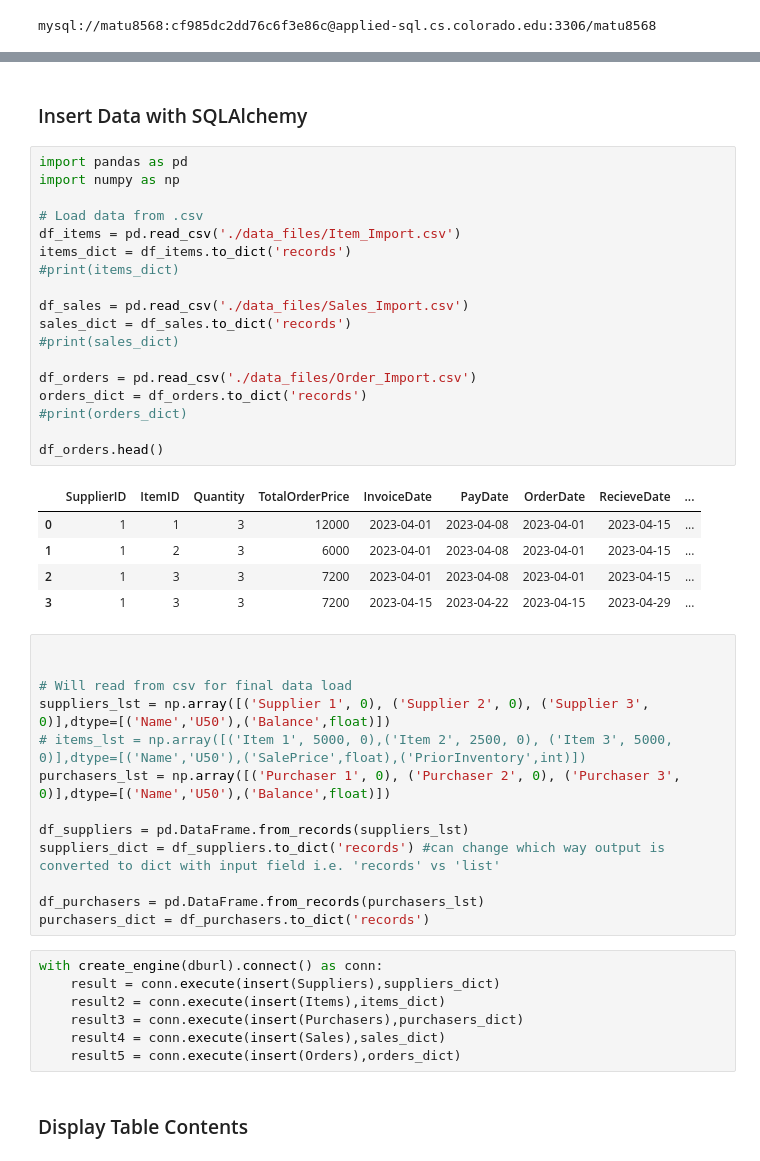
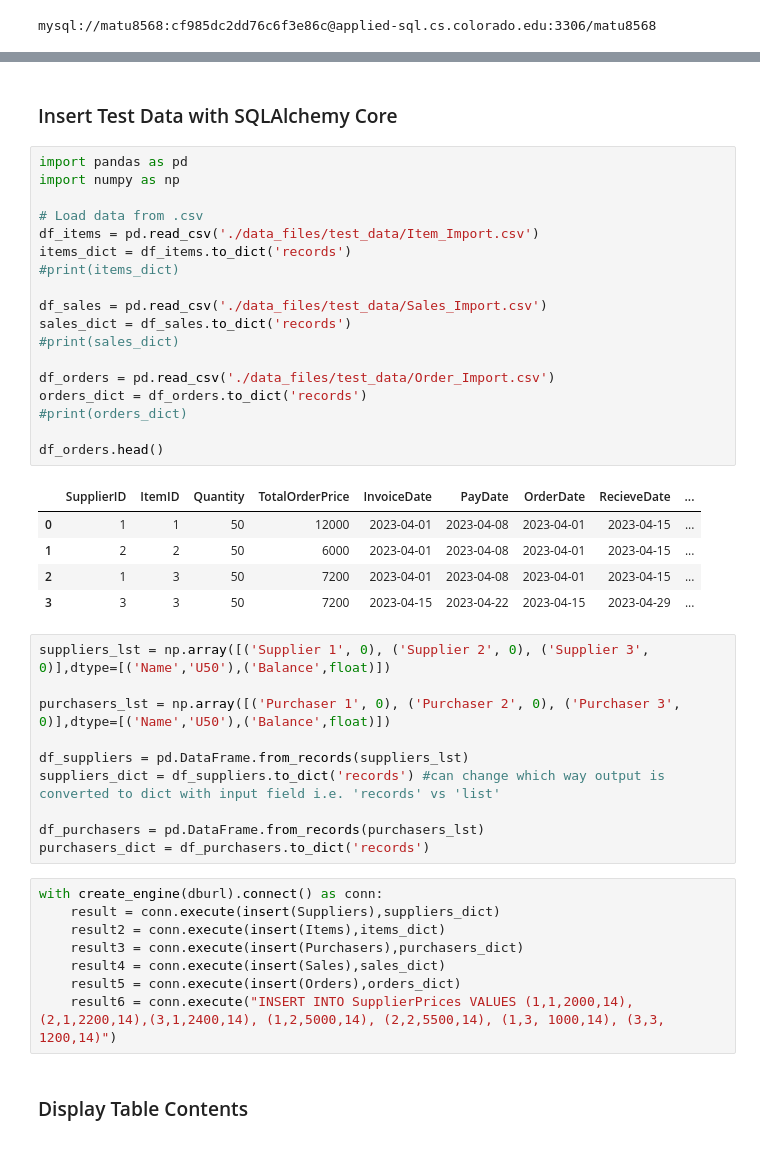
Before and after one commit to mst263/wholesalerDB, a Jupyter notebook: project_creation.ipynb, the cells around one changed output, grey strips where cells are left out. Drawn from its saved outputs; the diff is of its cells as text.

```diff
--- a/project_creation.ipynb
+++ b/project_creation.ipynb
@@ -128,37 +147,34 @@ with create_engine(dburl).connect() as conn:
 
     metadata_obj.create_all(conn)
 # %% [markdown]
-### Insert Data with SQLAlchemy
+### Insert Test Data with SQLAlchemy Core
 # %%
 import pandas as pd
 import numpy as np
 
 # Load data from .csv
-df_items = pd.read_csv('./data_files/Item_Import.csv')
+df_items = pd.read_csv('./data_files/test_data/Item_Import.csv')
 items_dict = df_items.to_dict('records')
 #print(items_dict)
 
-df_sales = pd.read_csv('./data_files/Sales_Import.csv')
+df_sales = pd.read_csv('./data_files/test_data/Sales_Import.csv')
 sales_dict = df_sales.to_dict('records')
 #print(sales_dict)
 
-df_orders = pd.read_csv('./data_files/Order_Import.csv')
+df_orders = pd.read_csv('./data_files/test_data/Order_Import.csv')
 orders_dict = df_orders.to_dict('records')
 #print(orders_dict)
 
 df_orders.head()
 # %% [output]
 |  | SupplierID | ItemID | Quantity | TotalOrderPrice | InvoiceDate | PayDate | OrderDate | RecieveDate | ... |
-| 0 | 1 | 1 | 3 | 12000 | 2023-04-01 | 2023-04-08 | 2023-04-01 | 2023-04-15 | ... |
-| 1 | 1 | 2 | 3 | 6000 | 2023-04-01 | 2023-04-08 | 2023-04-01 | 2023-04-15 | ... |
-| 2 | 1 | 3 | 3 | 7200 | 2023-04-01 | 2023-04-08 | 2023-04-01 | 2023-04-15 | ... |
-| 3 | 1 | 3 | 3 | 7200 | 2023-04-15 | 2023-04-22 | 2023-04-15 | 2023-04-29 | ... |
+| 0 | 1 | 1 | 50 | 12000 | 2023-04-01 | 2023-04-08 | 2023-04-01 | 2023-04-15 | ... |
+| 1 | 2 | 2 | 50 | 6000 | 2023-04-01 | 2023-04-08 | 2023-04-01 | 2023-04-15 | ... |
+| 2 | 1 | 3 | 50 | 7200 | 2023-04-01 | 2023-04-08 | 2023-04-01 | 2023-04-15 | ... |
+| 3 | 3 | 3 | 50 | 7200 | 2023-04-15 | 2023-04-22 | 2023-04-15 | 2023-04-29 | ... |
 # %%
+suppliers_lst = np.array([('Supplier 1', 0), ('Supplier 2', 0), ('Supplier 3', 0)],dtype=[('Name','U50'),('Balance',float)])
 
-
-# Will read from csv for final data load
-suppliers_lst = np.array([('Supplier 1', 0), ('Supplier 2', 0), ('Supplier 3', 0)],dtype=[('Name','U50'),('Balance',float)])
-# items_lst = np.array([('Item 1', 5000, 0),('Item 2', 2500, 0), ('Item 3', 5000, 0)],dtype=[('Name','U50'),('SalePrice',float),('PriorInventory',int)])
 purchasers_lst = np.array([('Purchaser 1', 0), ('Purchaser 2', 0), ('Purchaser 3', 0)],dtype=[('Name','U50'),('Balance',float)])
 
 df_suppliers = pd.DataFrame.from_records(suppliers_lst)
@@ -173,6 +189,7 @@ with create_engine(dburl).connect() as conn:
     result3 = conn.execute(insert(Purchasers),purchasers_dict)
     result4 = conn.execute(insert(Sales),sales_dict)
     result5 = conn.execute(insert(Orders),orders_dict)
+    result6 = conn.execute("INSERT INTO SupplierPrices VALUES (1,1,2000,14),(2,1,2200,14),(3,1,2400,14), (1,2,5000,14), (2,2,5500,14), (1,3, 1000,14), (3,3, 1200,14)")
 # %% [markdown]
 ### Display Table Contents
 # %%
```
Also changed, not shown: parts of 51 cells of this notebook.
